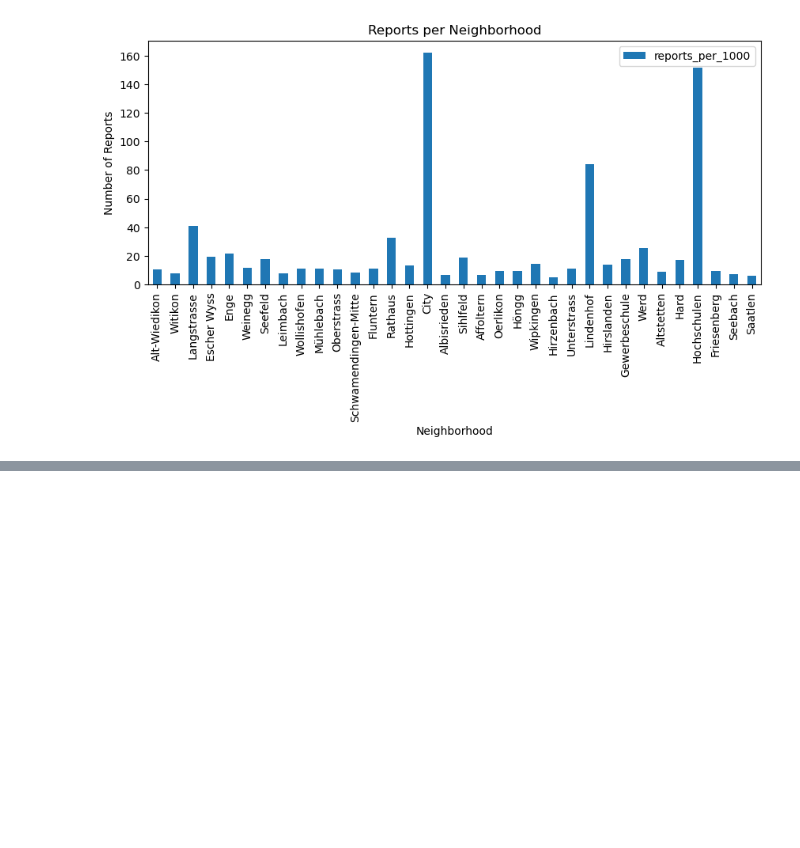
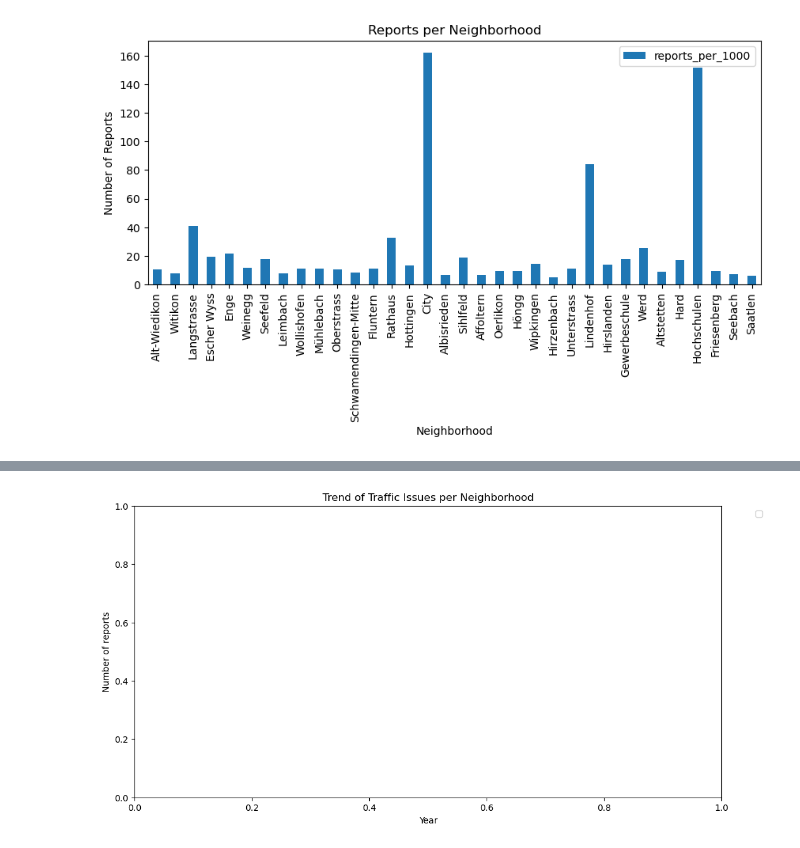
Before and after one commit to 0001jr/zurich-wie-neu, a Jupyter notebook: notebooks/zuri-wie-neu.ipynb, the cells around one changed output, grey strips where cells are left out. Saved outputs shown, nothing was run; the diff lists cells and outputs as text; code cells hidden in the pictures; blank space fills up the shorter version.

```diff
--- a/notebooks/zuri-wie-neu.ipynb
+++ b/notebooks/zuri-wie-neu.ipynb
@@ -694,0 +827,22 @@ plt.show()
+# %%
+traffic_trend = trend[trend["service_name"] == "Aball/Sammelstelle"] #löschen
+# %%
+fig, ax = plt.subplots(figsize=(12,6)) # löschen
+
+for q in traffic_trend["qname"].unique():
+    subset = traffic_trend[traffic_trend["qname"] == q]
+
+    ax.plot(
+        subset["year"],
+        subset["count"],
+        label=q
+    )
+
+ax.set_title("Trend of Traffic Issues per Neighborhood")
+ax.set_xlabel("Year")
+ax.set_ylabel("Number of reports")
+ax.legend(bbox_to_anchor=(1.05, 1), loc="upper left")
+
+plt.show()
+# %% [output]
+[figure, added]
```
Also changed, not shown: parts of 20 cells of this notebook.
